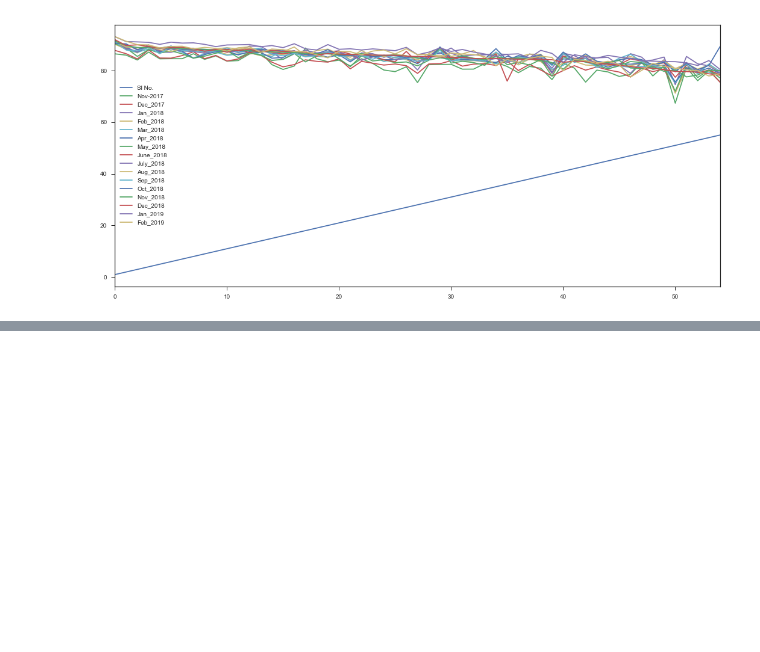
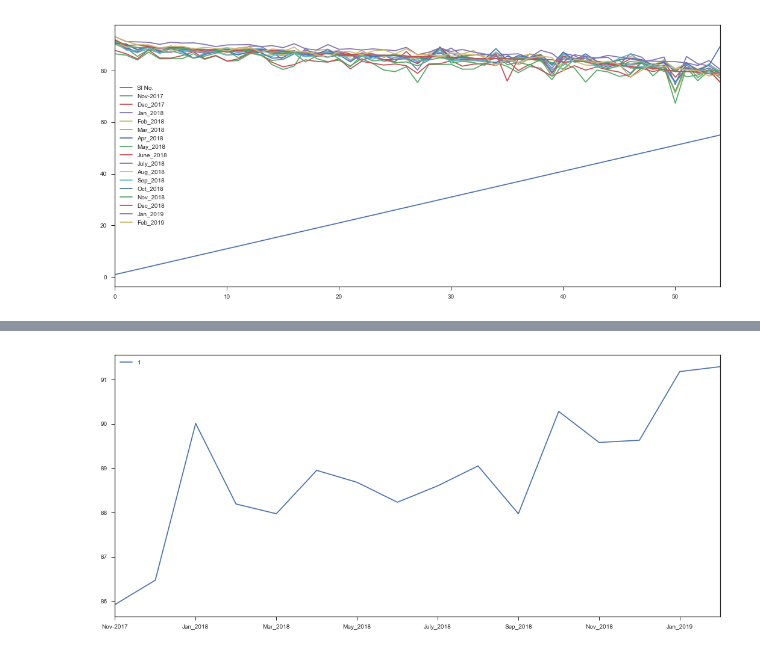
Before and after one commit to bhargav183/Louisers, a Jupyter notebook: Notebooks/Inventory.ipynb, the cells around one changed output, grey strips where cells are left out. Drawn from its saved outputs; the diff is of its cells as text; code cells hidden in the pictures; blank space fills up the shorter version.

```diff
--- a/Notebooks/Inventory.ipynb
+++ b/Notebooks/Inventory.ipynb
@@ -211,2 +223,7 @@ series.head()
+# %%
+m1.plot()
+pyplot.show()
+# %% [output]
+[figure, added]
 # %%
 from pandas.tools.plotting import autocorrelation_plot
```
Also changed, not shown: parts of 7 cells of this notebook.
